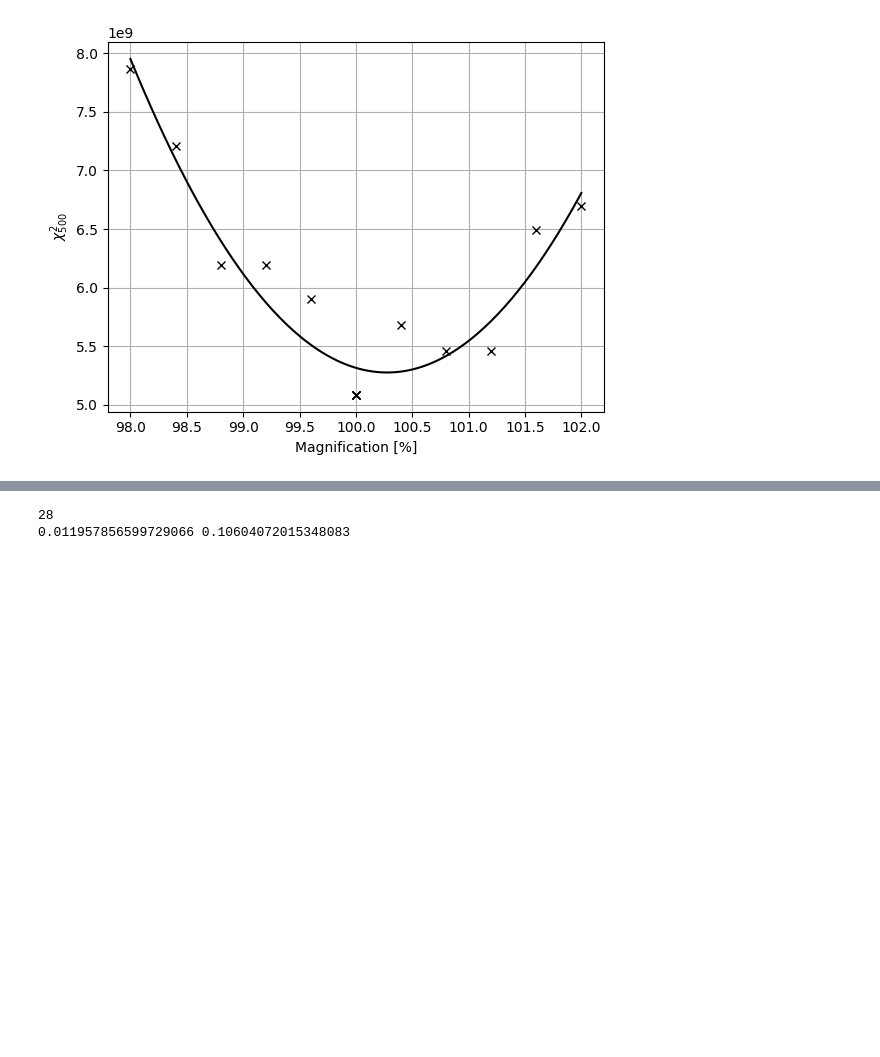
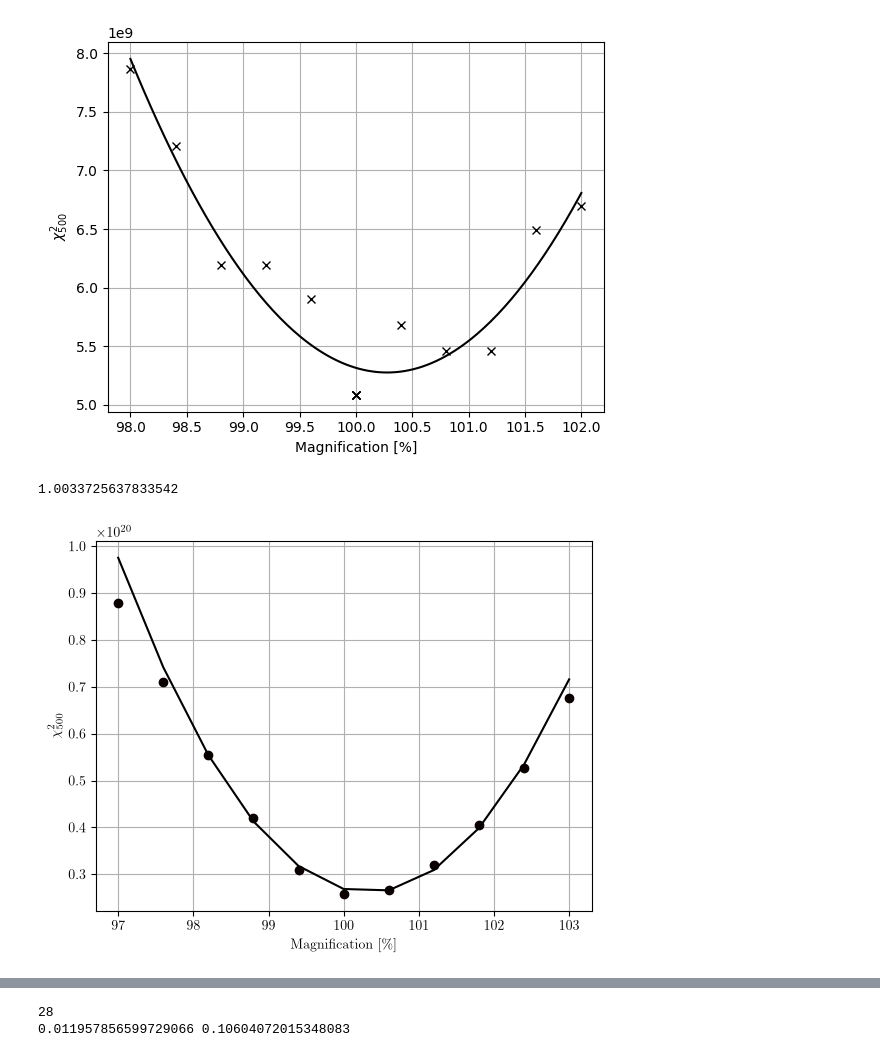
Before and after one commit to Menessao/SPECULA, a Jupyter notebook: config/ErrorBudget/LBTplots.ipynb, the cells around one changed output, grey strips where cells are left out. Saved outputs shown, nothing was run; the diff lists cells and outputs as text; code cells hidden in the pictures; blank space fills up the shorter version.

```diff
--- a/config/ErrorBudget/LBTplots.ipynb
+++ b/config/ErrorBudget/LBTplots.ipynb
@@ -337,3 +360,21 @@ print(prot[1]/(-2*prot[0]),psY[1]/(-2*psY[0]),psX[1]/(-2*psX[0]),pMag[1]/(-2*pMa
 [figure]
 [figure]
 [figure]
+# %%
+modes_err_mag = fits.getdata('/raid1/mmenessini/results/SOUL/KLv30dx/misreg_csv/it5_deltaMag0.55_500modes_metrics.fits')
+mag_amps = np.linspace(-0.03,0.03,11)+1.0
+
+pMag = np.polyfit(mag_amps[2:-1],np.sum(modes_err_mag[2:-1]**2,axis=-1),2)
+
+
+print(pMag[1]/(-2*pMag[0]))
+
+plt.figure()
+plt.plot(mag_amps*100,np.sum(modes_err_mag**2,axis=-1),'o')
+plt.plot(mag_amps*1e+2,np.polyval(pMag,mag_amps),c='k')
+plt.xlabel('Magnification [\%]')
+plt.ylabel(r'$\chi_{500}^2$')
+plt.grid()
+# %% [output]
+1.0033725637833542
+[figure, added]
```
Also changed, not shown: parts of 6 cells of this notebook, 10 other files.
